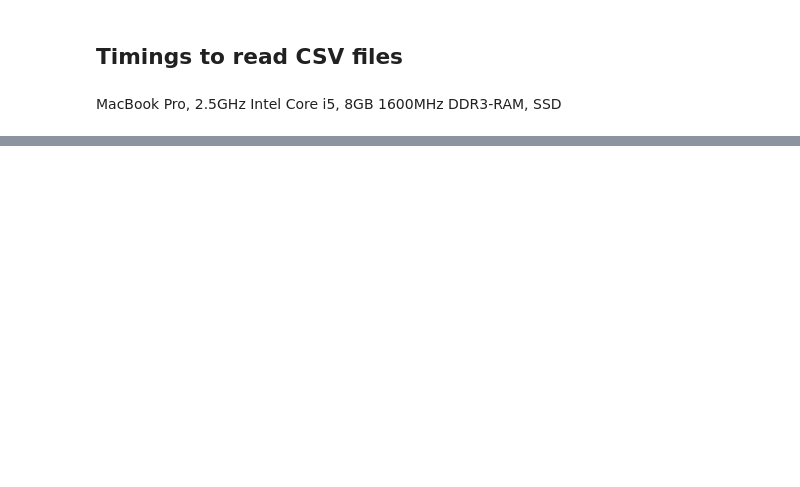
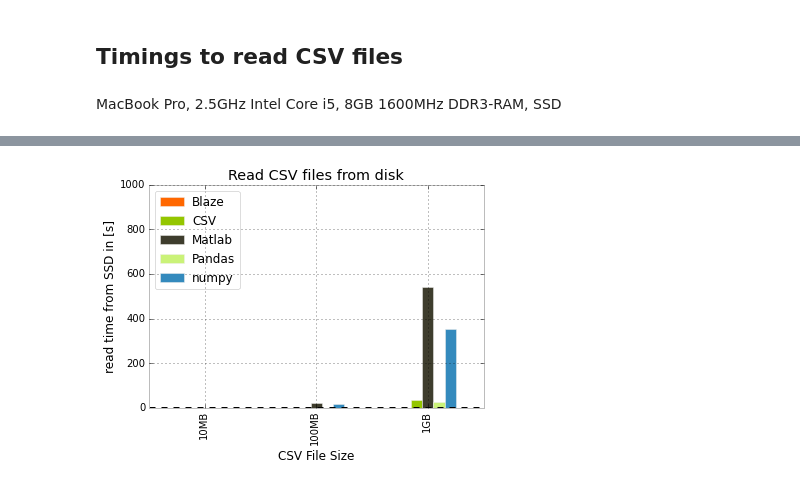
Before and after one commit to MechLabEngineering/ReadLargeCSVs, a Jupyter notebook: readCSVtimings.ipynb, the cells around one changed output, grey strips where cells are left out. Saved outputs shown, nothing was run; the diff lists cells and outputs as text; code cells hidden in the pictures; blank space fills up the shorter version.

```diff
--- a/readCSVtimings.ipynb
+++ b/readCSVtimings.ipynb
@@ -44,0 +48,6 @@ plt.xlabel('read time from SSD in [s]')
+# %%
+timings.plot(kind='bar', title='Read CSV files from disk', logy=False, ylim=(1e-3, 1e3))
+plt.ylabel('read time from SSD in [s]')
+plt.savefig('read-CSV-from-Disc-Blaze-CSV-Pandas-Python.png', dpi=150, bbox_inches='tight')
+# %% [output]
+[figure, added]
```
Also changed, not shown: parts of 10 cells of this notebook, 4 other files.
